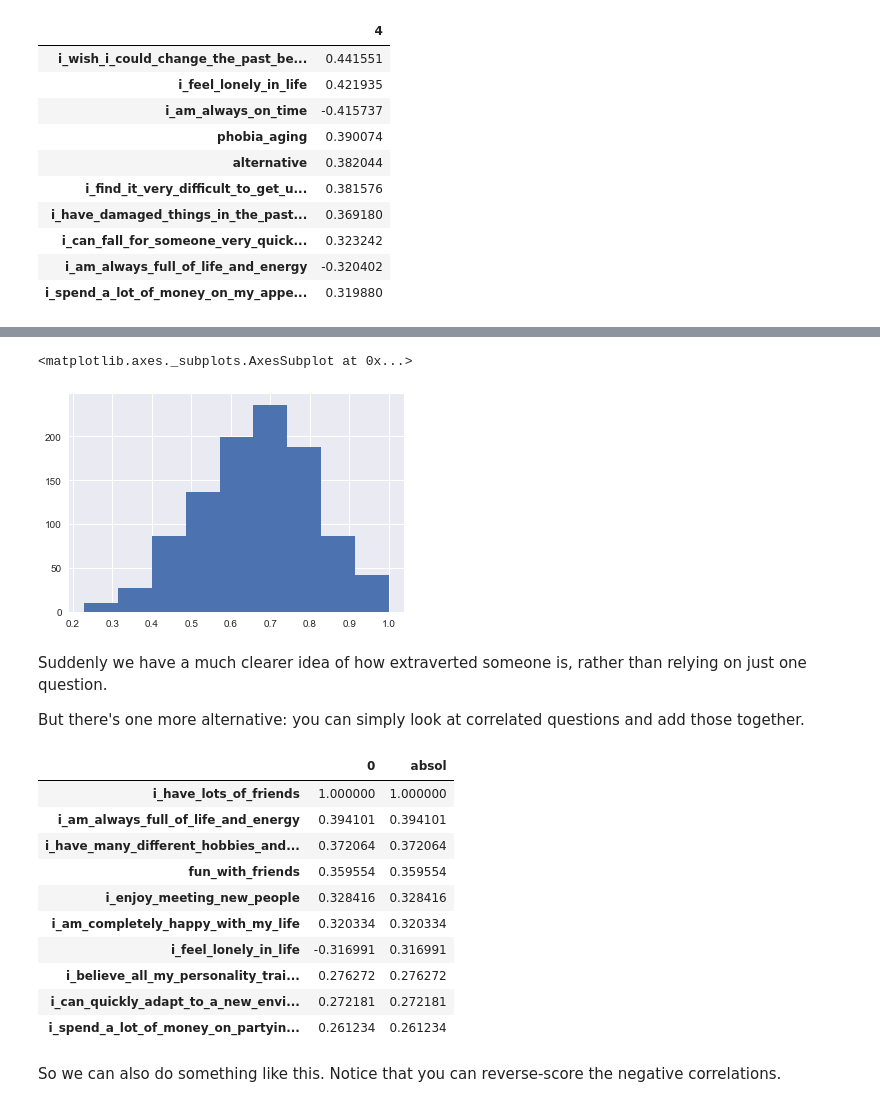
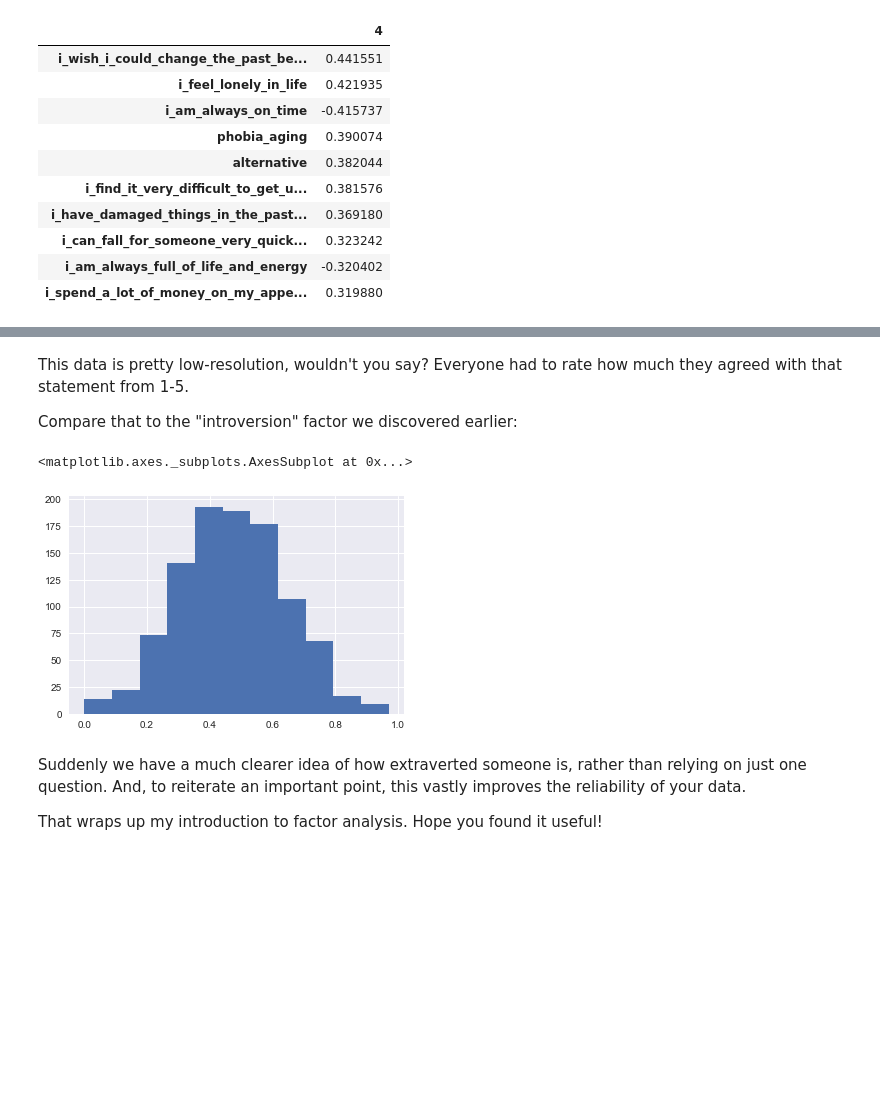
Before and after one commit to vincefav/machine-learning-portfolio, a Jupyter notebook: Factor_analysis.ipynb, the cells around one changed output, grey strips where cells are left out. Drawn from its saved outputs; the diff is of its cells as text; code cells hidden in the pictures; blank space fills up the shorter version.

```diff
--- a/Factor_analysis.ipynb
+++ b/Factor_analysis.ipynb
@@ -472,0 +468,17 @@ Let's look at an example.
+# %%
+# Let's scale it again, because some factors have more items than others
+cols = factors_plus_minus.columns
+factors_plus_minus = pd.DataFrame(mms.fit_transform(factors_plus_minus))
+factors_plus_minus.columns = cols
+# %%
+data_factors = pd.DataFrame()
+
+for i in range(1, n_comp+1):
+    plus_components = len(factor_dict['+ factor_' + str(i)])
+    minus_components = len(factor_dict['- factor_' + str(i)])
+    total_components = plus_components + minus_components
+    plus_pct = plus_components/total_components
+    minus_pct = minus_components/total_components
+    data_factors['factor_' + str(i)] =\
+        (plus_pct * factors_plus_minus['+ factor_' + str(i)]) +\
+        (minus_pct * (1 - factors_plus_minus['- factor_' + str(i)]))
@@ -472,0 +487,5 @@ Let's look at an example.
+# %%
+data_factors.columns = ['born_in_village', 'masculinity', 'openness', 'introversion',
+                        'emotional_stability', 'impulsiveness']
+
+data_factors.head()
@@ -480,42 +550,13 @@ This data is pretty low-resolution, wouldn't you say? So let's rename it "extrav
-# %%
-extraversion_scores =\
-data['i_have_lots_of_friends'] +\
-data['i_am_always_full_of_life_and_energy'] +\
-data['i_spend_a_lot_of_money_on_my_appearance'] +\
-data['shopping'] +\
-data['i_enjoy_going_to_large_shopping_centres'] +\
-data['adrenaline_sports'] +\
-data['active_sport']
-
-# Re-scale
-extraversion_scores = extraversion_scores/extraversion_scores.max()
-
-extraversion_scores.hist(bins=9)
-# %% [output]
-<matplotlib.axes._subplots.AxesSubplot at 0x...>
-[figure, removed]
+# %% [markdown]
+This data is pretty low-resolution, wouldn't you say? Everyone had to rate how much they agreed with that statement from 1-5.
+
+Compare that to the "introversion" factor we discovered earlier:
+# %%
+data_factors['introversion'].hist(bins=11)
+# %% [output]
+<matplotlib.axes._subplots.AxesSubplot at 0x...>
+[figure, added]
 # %% [markdown]
-Suddenly we have a much clearer idea of how extraverted someone is, rather than relying on just one question.
+Suddenly we have a much clearer idea of how extraverted someone is, rather than relying on just one question. And, to reiterate an important point, this vastly improves the reliability of your data.
 
-But there's one more alternative: you can simply look at correlated questions and add those together.
+That wraps up my introduction to factor analysis. Hope you found it useful!
-# %%
-friends = pd.DataFrame([data.corrwith(data['i_have_lots_of_friends'])]).T
-
-# Again, we need absolute values
-friends['absol'] = np.abs(friends[0])
-
-friends.sort_values('absol', ascending=False).head(10)
-# %% [output]
-|  | 0 | absol |
-| i_have_lots_of_friends | 1.000000 | 1.000000 |
-| i_am_always_full_of_life_and_energy | 0.394101 | 0.394101 |
-| i_have_many_different_hobbies_and... | 0.372064 | 0.372064 |
-| fun_with_friends | 0.359554 | 0.359554 |
-| i_enjoy_meeting_new_people | 0.328416 | 0.328416 |
-| i_am_completely_happy_with_my_life | 0.320334 | 0.320334 |
-| i_feel_lonely_in_life | -0.316991 | 0.316991 |
-| i_believe_all_my_personality_trai... | 0.276272 | 0.276272 |
-| i_can_quickly_adapt_to_a_new_envi... | 0.272181 | 0.272181 |
-| i_spend_a_lot_of_money_on_partyin... | 0.261234 | 0.261234 |
-# %% [markdown]
-So we can also do something like this. Notice that you can reverse-score the negative correlations.
```
Also changed, not shown: parts of 68 cells of this notebook.
